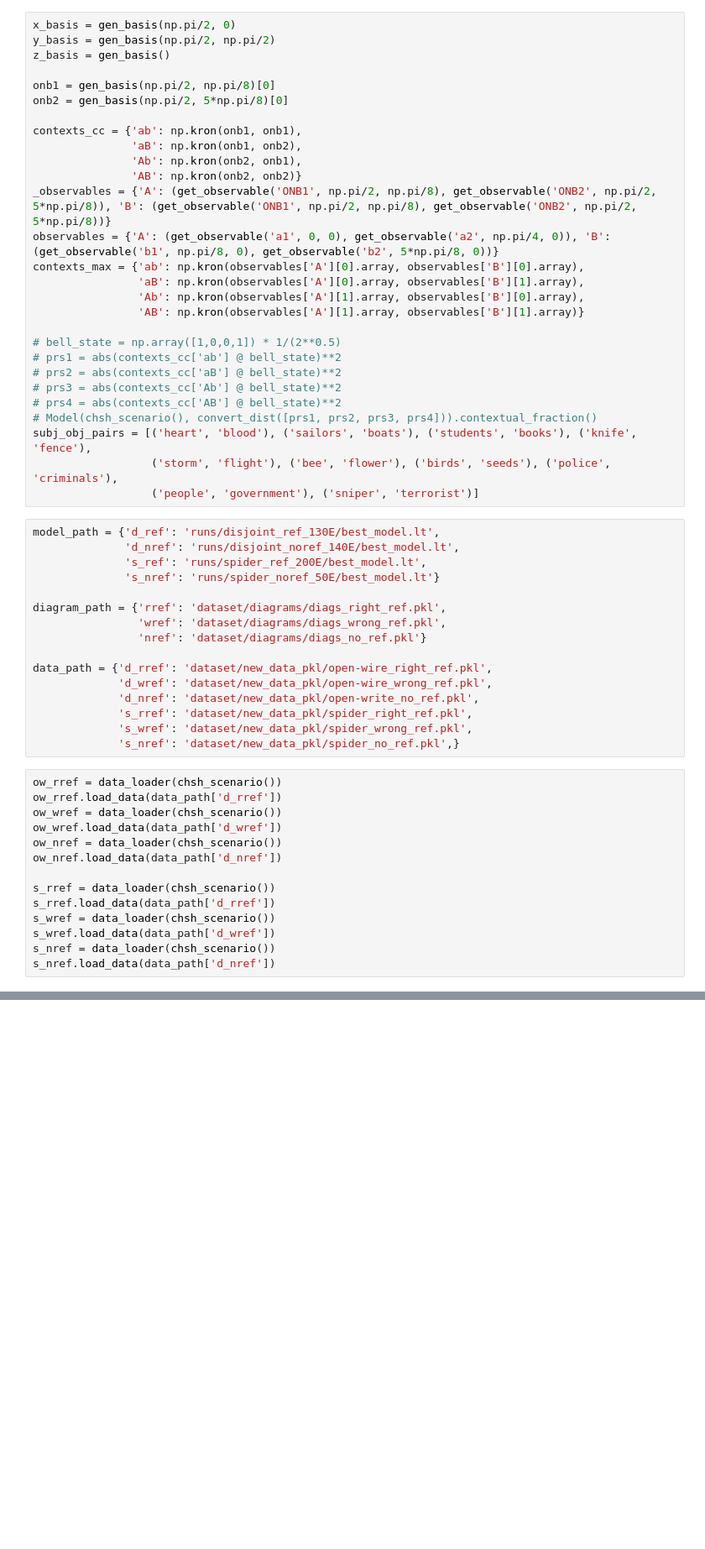
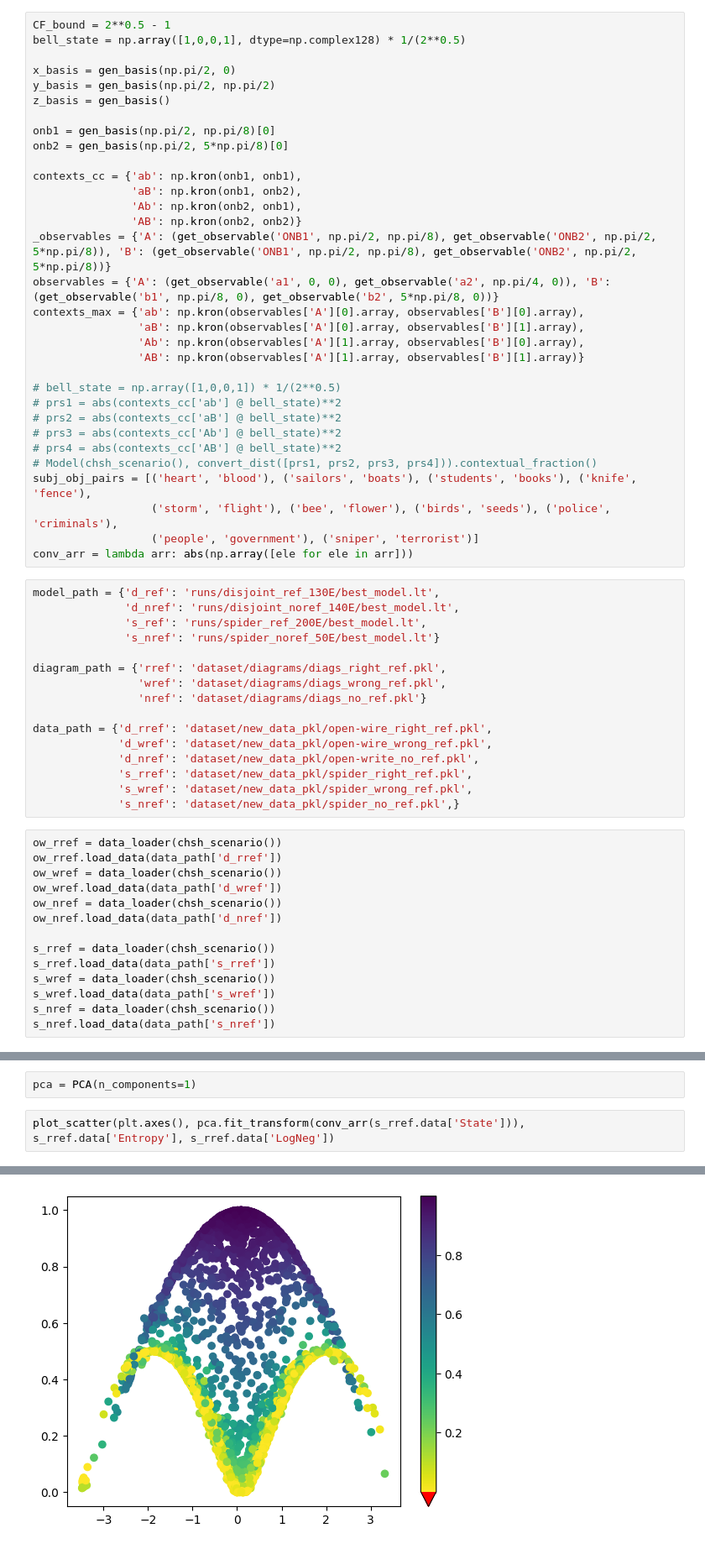
Before and after one commit to TilenLS/qnlp, a Jupyter notebook: main.ipynb, the cells around one changed output, grey strips where cells are left out. Shown at 84% size. Cells and saved outputs as stored; diff of their text form; blank space fills up the shorter version.

Commit message:
update figures

```diff
--- a/main.ipynb
+++ b/main.ipynb
@@ -10,4 +12,7 @@ import pandas as pd
 # %%
+CF_bound = 2**0.5 - 1
+bell_state = np.array([1,0,0,1], dtype=np.complex128) * 1/(2**0.5)
+
 x_basis = gen_basis(np.pi/2, 0)
 y_basis = gen_basis(np.pi/2, np.pi/2)
 z_basis = gen_basis()
@@ -35,6 +40,7 @@ contexts_max = {'ab': np.kron(observables['A'][0].array, observables['B'][0].arr
 subj_obj_pairs = [('heart', 'blood'), ('sailors', 'boats'), ('students', 'books'), ('knife', 'fence'),
                   ('storm', 'flight'), ('bee', 'flower'), ('birds', 'seeds'), ('police', 'criminals'),
                   ('people', 'government'), ('sniper', 'terrorist')]
+conv_arr = lambda arr: abs(np.array([ele for ele in arr]))
 # %%
 model_path = {'d_ref': 'runs/disjoint_ref_130E/best_model.lt',
               'd_nref': 'runs/disjoint_noref_140E/best_model.lt',
@@ -60,8 +66,8 @@ ow_nref = data_loader(chsh_scenario())
 ow_nref.load_data(data_path['d_nref'])
 
 s_rref = data_loader(chsh_scenario())
-s_rref.load_data(data_path['d_rref'])
+s_rref.load_data(data_path['s_rref'])
 s_wref = data_loader(chsh_scenario())
-s_wref.load_data(data_path['d_wref'])
+s_wref.load_data(data_path['s_wref'])
 s_nref = data_loader(chsh_scenario())
-s_nref.load_data(data_path['d_nref'])
+s_nref.load_data(data_path['s_nref'])
@@ -69,0 +76,5 @@ df = pd.read_csv('dataset/original_data/test.csv')
+# %%
+pca = PCA(n_components=1)
+# %%
+plot_scatter(plt.axes(), pca.fit_transform(conv_arr(s_rref.data['State'])), s_rref.data['Entropy'], s_rref.data['LogNeg'])
+# %% [output]
@@ -69,0 +82 @@ df = pd.read_csv('dataset/original_data/test.csv')
+[figure, added]
```
Also changed, not shown: parts of 33 cells of this notebook, 11 other files.
